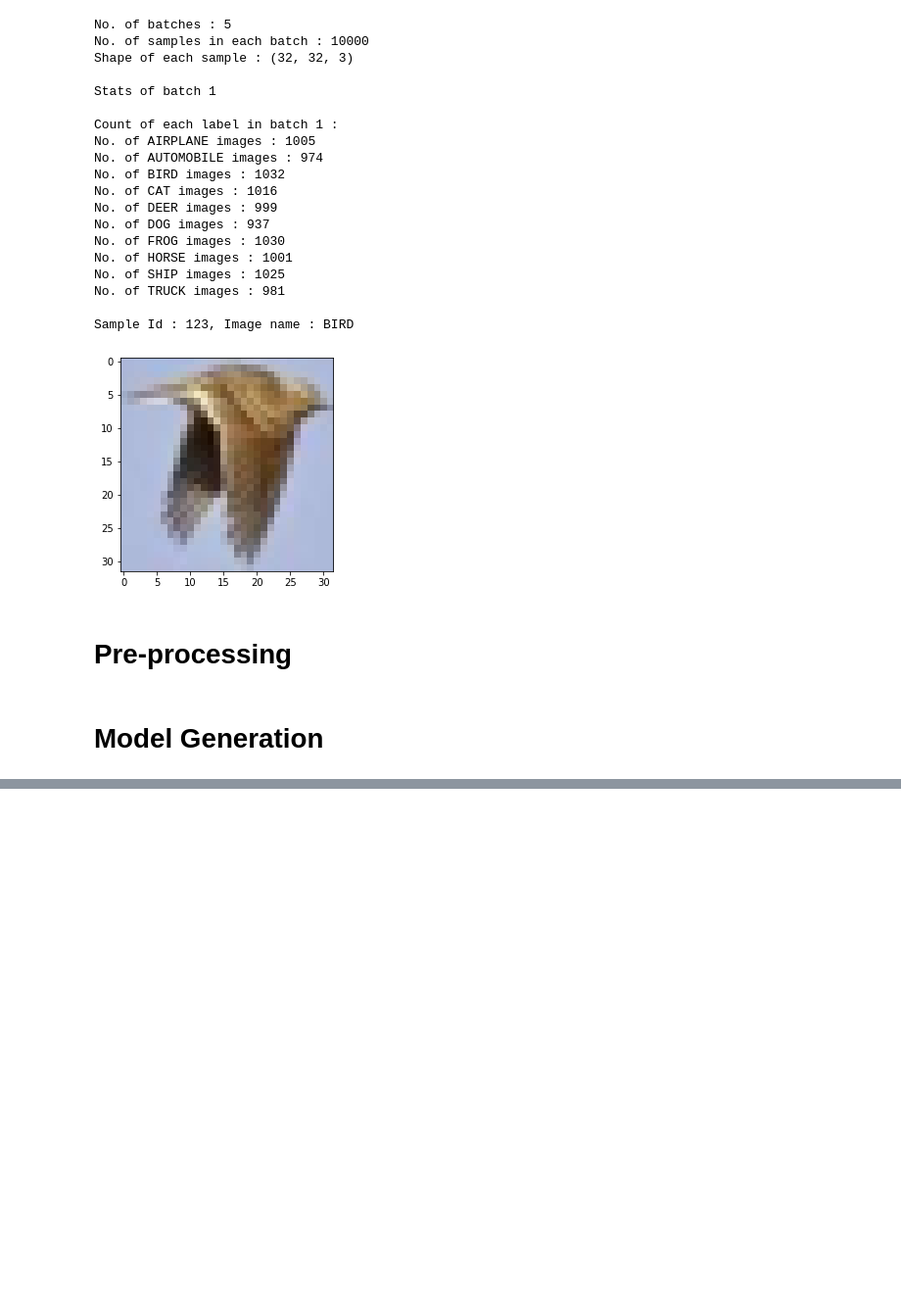
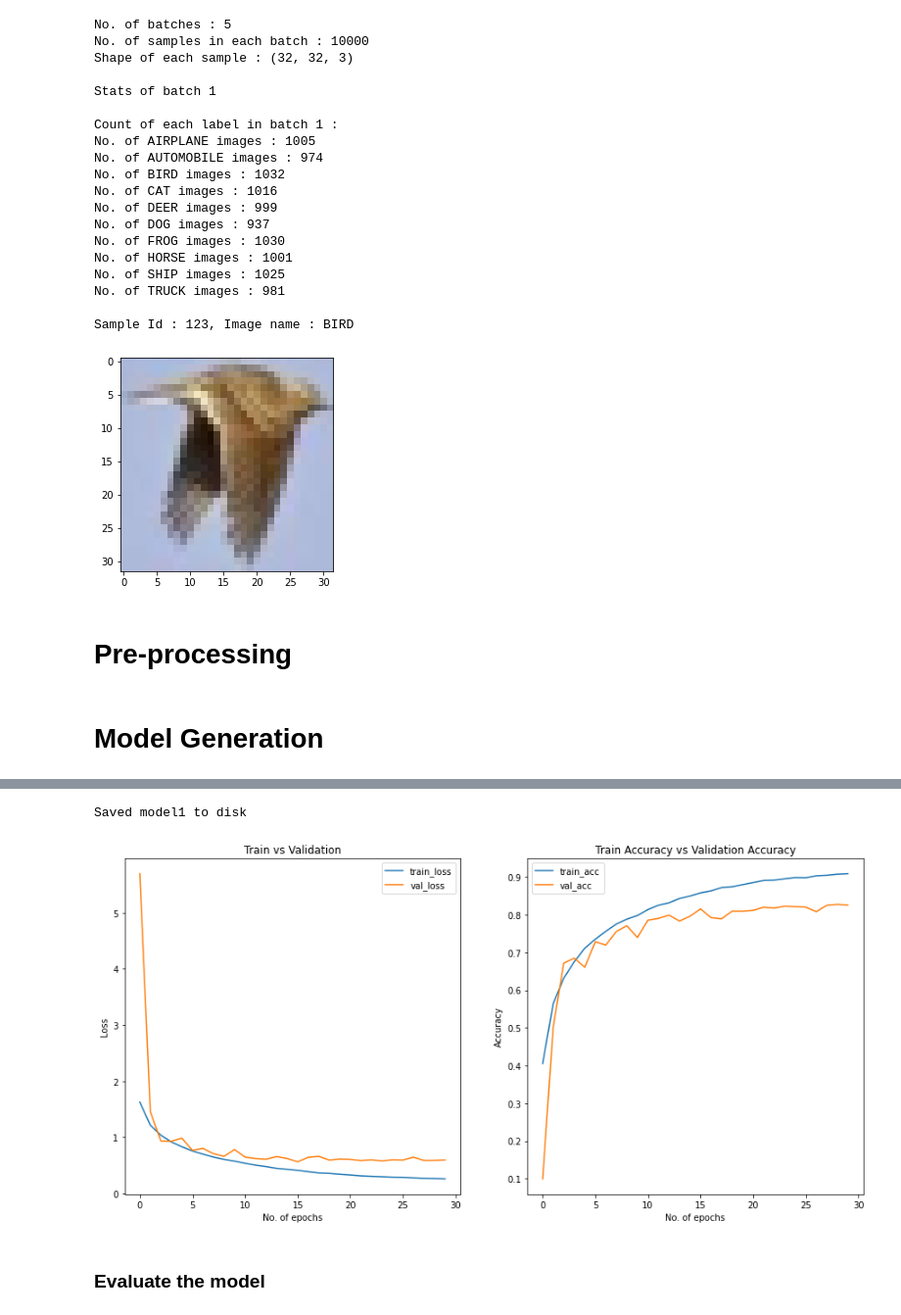
Before and after one commit to Ashish-Sasna/ImageClassification, a Jupyter notebook: Python files/ImgClass.ipynb, the cells around one changed output, grey strips where cells are left out. Shown at 98% size. Drawn from its saved outputs; the diff is of its cells as text; code cells hidden in the pictures; blank space fills up the shorter version.

```diff
--- a/Python files/ImgClass.ipynb
+++ b/Python files/ImgClass.ipynb
@@ -291,0 +370,18 @@ metrics_graph(cnn_model, num_epoch)
+# %%
+callback = tf.keras.callbacks.LearningRateScheduler(schedulerLr)
+# %%
+feature_shape = X_train[0].shape
+labels = len(y_train[0])
+dropout_rate = 0.25
+num_epoch = 30
+learning_rate = 0.001
+decay_rate = learning_rate / num_epoch
+momentum = 0.8
+
+model1 = cnnModel1(feature_shape, labels, learning_rate, dropout_rate)
+#model.summary()
+cnn_model1 = model1.fit(X_train, y_train,
+                          epochs = num_epoch,
+                          batch_size = 128,
+                          callbacks=[callback],
+                          validation_data=(X_train_val, y_train_val))
@@ -291,0 +406,12 @@ metrics_graph(cnn_model, num_epoch)
+# %%
+## Save the model
+model1.save(os.path.join(dataPath, 'Model1.h5'))
+print('Saved model1 to disk')
+# %% [output]
+Saved model1 to disk
+# %%
+metrics_graph(cnn_model1, num_epoch)
+# %% [output]
+[figure, added]
+# %% [markdown]
+### Evaluate the model
```
Also changed, not shown: parts of 19 cells of this notebook, 2 other files.
